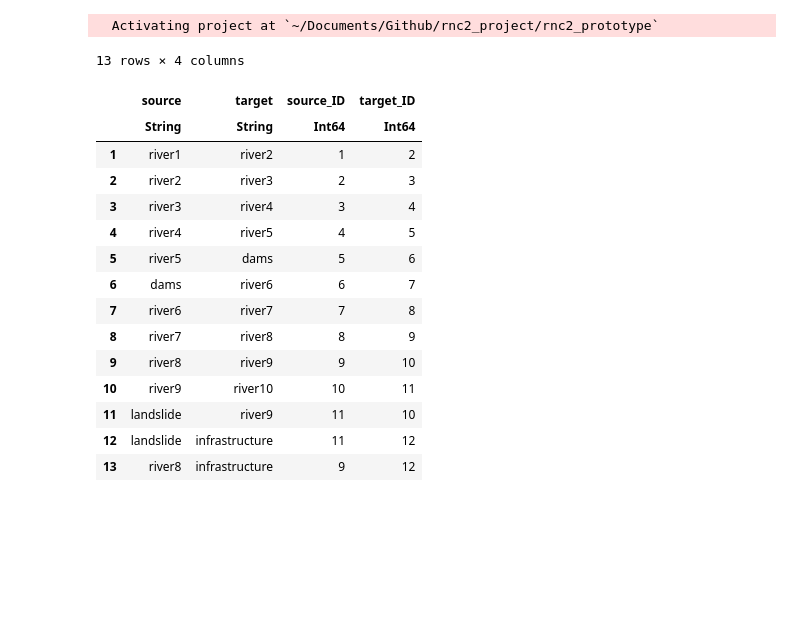
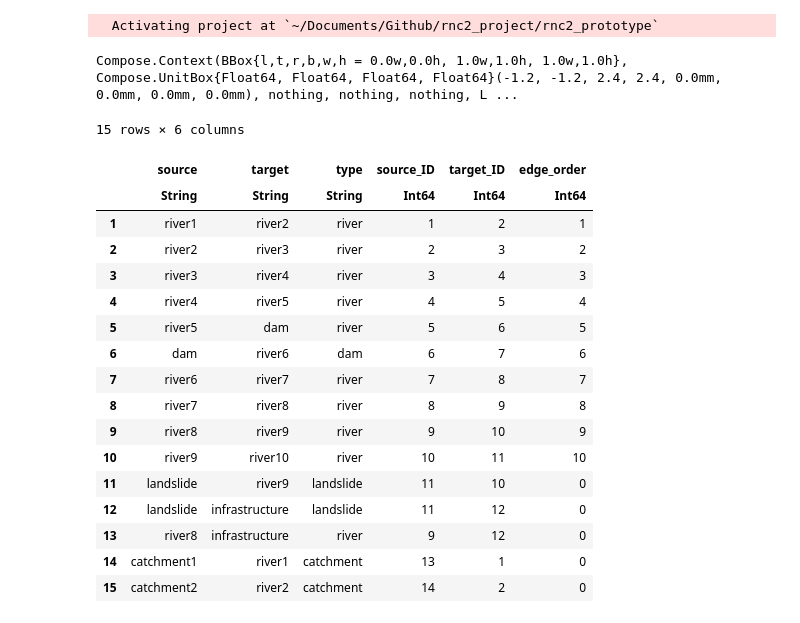
Before and after one commit to 37stu37/rnc2_project, a Jupyter notebook: prototype_graph.ipynb, the cells around one changed output. Cells and saved outputs as stored; diff of their text form; code cells hidden in the pictures; blank space fills up the shorter version.

```diff
--- a/prototype_graph.ipynb
+++ b/prototype_graph.ipynb
@@ -6,33 +6,67 @@
 using Graphs
 using GraphPlot
 using DataFrames, Random
+# %%
+# Display graph
+g = Graph(15) # graph with 3 vertices
+
+# make a "river" with dam as center point
+for i in 1:10
+    add_edge!(g, i, i+1)
+end
+
+# add labels
+nodelabel = ["river1", "river2", "river3", "river4", "river5", "dam",
+            "river6", "river7", "river8", "river9", "river10", "landslide",
+            "infrastructure", "catchment1", "catchment2"]
+
+# add landslide node (12) that would impact river node (10)
+add_edge!(g, 12, 10)
+# connect landslide node (12) that could impact infrastructure node (13)
+add_edge!(g, 12, 13)
+# connect river node (9) that could flood infrastructure node (13)
+add_edge!(g, 9, 13)
+# add catchment node to river 1 and 2
+add_edge!(g, 14, 1)
+add_edge!(g, 15, 2)
+
+gplot(g, nodelabel=nodelabel, nodesize=20, nodelabelsize=2)
+# %% [output]
+Compose.Context(BBox{l,t,r,b,w,h = 0.0w,0.0h, 1.0w,1.0h, 1.0w,1.0h}, Compose.UnitBox{Float64, Float64, Float64, Float64}(-1.2, -1.2, 2.4, 2.4, 0.0mm, 0.0mm, 0.0mm, 0.0mm), nothing, nothing, nothing, L ...
 # %%
 nodelabel = ["river1", "river2", "river3", "river4", "river5",
             "dams", "river6", "river7", "river8", "river9", "river10",
             "landslide", "infrastructure"]
 
+# edge_order would be DEM value
 df = DataFrame(source = ["river1", "river2", "river3", "river4", "river5",
-                        "dams", "river6", "river7", "river8", "river9",
-                        "landslide", "landslide", "river8"],
+                        "dam", "river6", "river7", "river8", "river9",
+                        "landslide", "landslide", "river8", "catchment1", "catchment2"],
                target = ["river2", "river3", "river4", "river5",
-               "dams", "river6", "river7", "river8", "river9", "river10",
-               "river9", "infrastructure", "infrastructure"],
-               source_ID = [1, 2, 3, 4, 5, 6, 7, 8, 9, 10, 11, 11, 9],
-               target_ID = [2, 3, 4, 5, 6, 7, 8, 9, 10, 11, 10, 12, 12])
+               "dam", "river6", "river7", "river8", "river9", "river10",
+               "river9", "infrastructure", "infrastructure", "river1", "river2"],
+               type= ["river", "river", "river", "river", "river",
+               "dam", "river", "river", "river", "river",
+               "landslide", "landslide", "river", "catchment", "catchment"],
+               source_ID = [1, 2, 3, 4, 5, 6, 7, 8, 9, 10, 11, 11, 9, 13, 14],
+               target_ID = [2, 3, 4, 5, 6, 7, 8, 9, 10, 11, 10, 12, 12, 1, 2],
+               edge_order = [1, 2, 3, 4, 5, 6, 7, 8, 9, 10, 0, 0, 0, 0, 0])
 # %% [output]
-13 rows × 4 columns
+15 rows × 6 columns
-|  | source | target | source_ID | target_ID |
-|  | String | String | Int64 | Int64 |
-| 1 | river1 | river2 | 1 | 2 |
-| 2 | river2 | river3 | 2 | 3 |
-| 3 | river3 | river4 | 3 | 4 |
-| 4 | river4 | river5 | 4 | 5 |
-| 5 | river5 | dams | 5 | 6 |
-| 6 | dams | river6 | 6 | 7 |
-| 7 | river6 | river7 | 7 | 8 |
-| 8 | river7 | river8 | 8 | 9 |
-| 9 | river8 | river9 | 9 | 10 |
-| 10 | river9 | river10 | 10 | 11 |
-| 11 | landslide | river9 | 11 | 10 |
-| 12 | landslide | infrastructure | 11 | 12 |
-| 13 | river8 | infrastructure | 9 | 12 |
+|  | source | target | type | source_ID | target_ID | edge_order |
+|  | String | String | String | Int64 | Int64 | Int64 |
+| 1 | river1 | river2 | river | 1 | 2 | 1 |
+| 2 | river2 | river3 | river | 2 | 3 | 2 |
+| 3 | river3 | river4 | river | 3 | 4 | 3 |
+| 4 | river4 | river5 | river | 4 | 5 | 4 |
+| 5 | river5 | dam | river | 5 | 6 | 5 |
+| 6 | dam | river6 | dam | 6 | 7 | 6 |
+| 7 | river6 | river7 | river | 7 | 8 | 7 |
+| 8 | river7 | river8 | river | 8 | 9 | 8 |
+| 9 | river8 | river9 | river | 9 | 10 | 9 |
+| 10 | river9 | river10 | river | 10 | 11 | 10 |
+| 11 | landslide | river9 | landslide | 11 | 10 | 0 |
+| 12 | landslide | infrastructure | landslide | 11 | 12 | 0 |
+| 13 | river8 | infrastructure | river | 9 | 12 | 0 |
+| 14 | catchment1 | river1 | catchment | 13 | 1 | 0 |
+| 15 | catchment2 | river2 | catchment | 14 | 2 | 0 |
```
Also changed, not shown: parts of 8 cells of this notebook, 3 other files.
